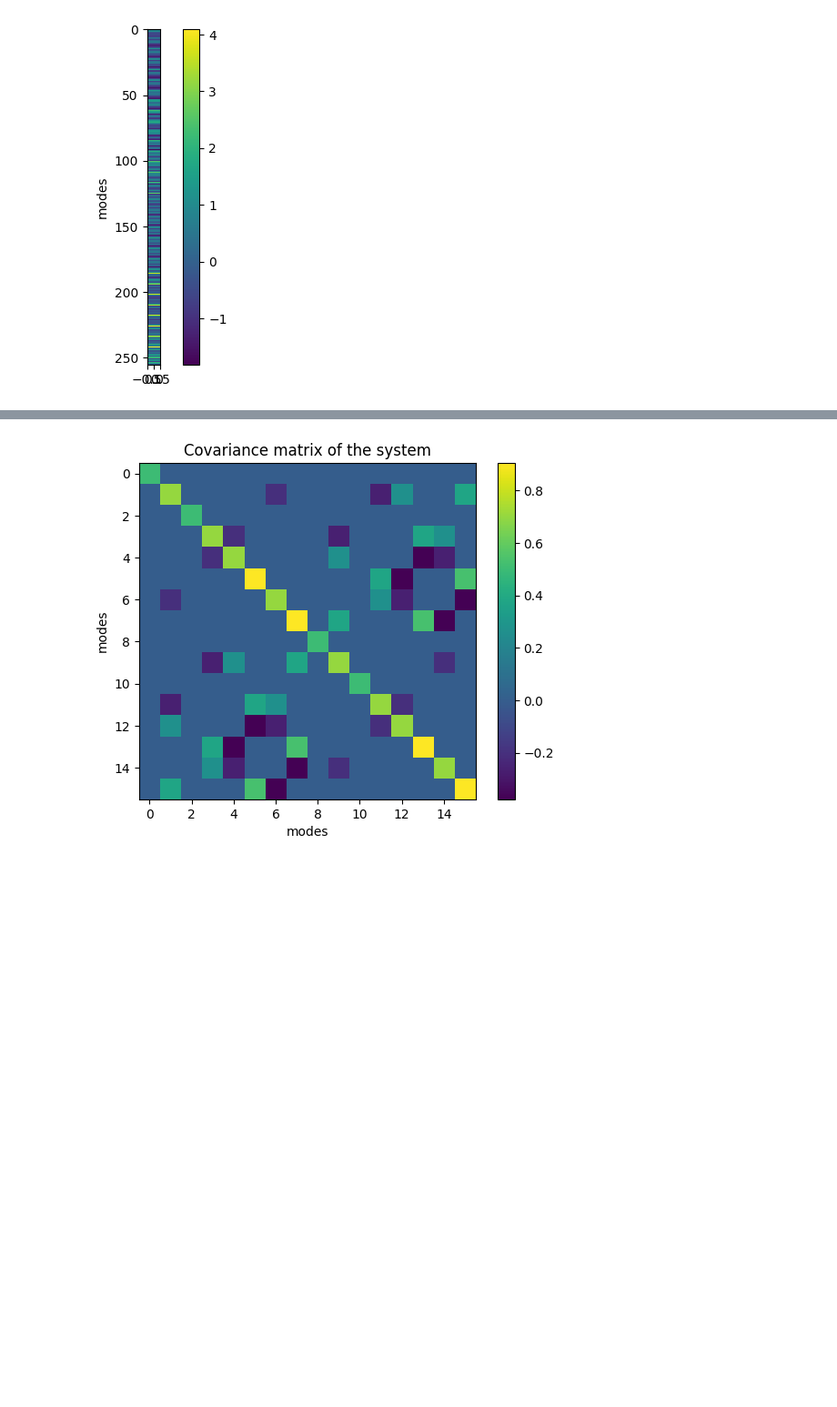
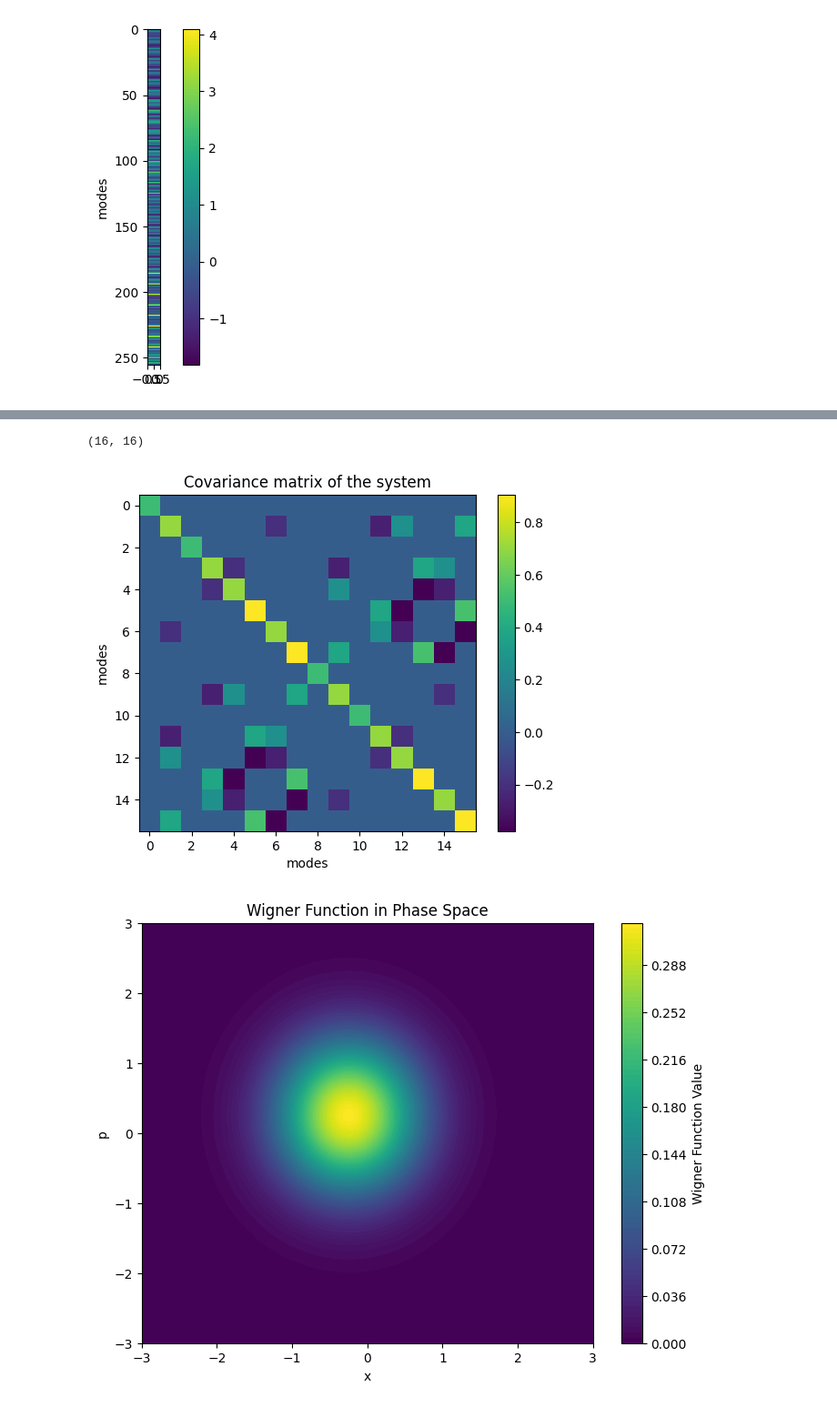
Before and after one commit to RomainBrunel/SCIQIS-Project, a Jupyter notebook: test.ipynb, the cells around one changed output, grey strips where cells are left out. Shown: that part at 91% size. Cells and saved outputs as stored; diff of their text form; code cells hidden in the pictures; blank space fills up the shorter version.

Commit message:
implementation measurement based gates

```diff
--- a/test.ipynb
+++ b/test.ipynb
@@ -253,0 +280,7 @@ cd.run_calculation(0.6)
+# %%
+import multipartite_state as mss
+import numpy as np
+cd = mss.cluster_state(spatial_depth= 10,structure="octo")
+cd.run_calculation(0.6)
+# %%
+cd.measurement_based_squeezing(2*2*2*8)
@@ -254,4 +305,9 @@ cd.run_calculation(0.6)
 # %%
 cd.state.plot_cov_matrix()
 # %% [output]
+(16, 16)
 [figure]
+# %%
+cd.measurement_gaussian(np.array([0,1,2,3,5,6,7]), np.array([0,0,0,0,np.pi/2,np.pi/2,np.pi/2]))
+# %% [output]
+[figure, added]
```
Also changed, not shown: parts of 6 cells of this notebook, 1 other file.
